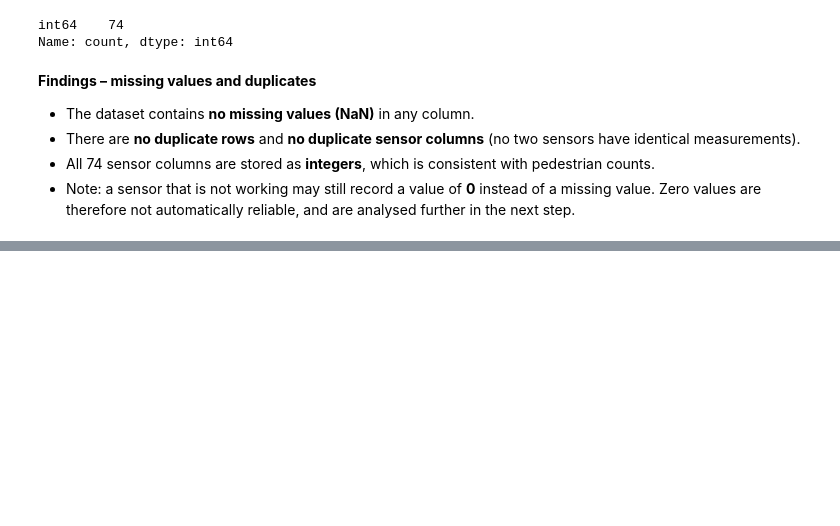
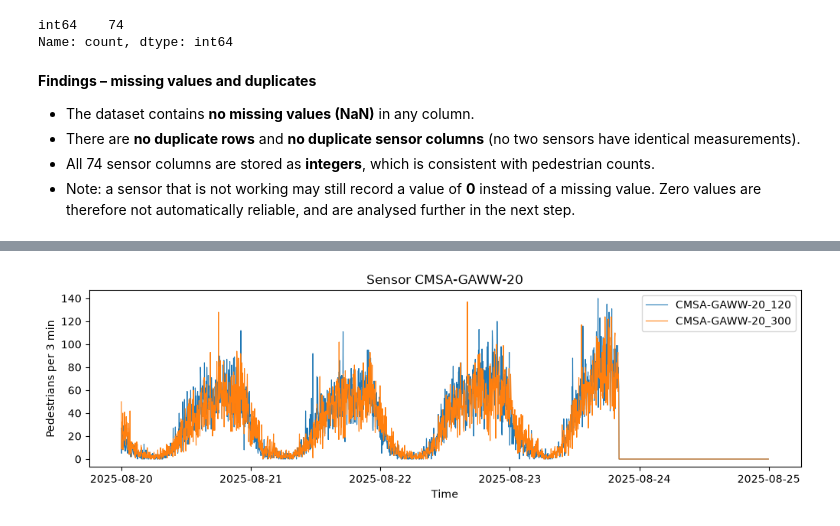
Before and after one commit to AnoushkaV/SAILproject, a Jupyter notebook: Analysation/data_cleaning.ipynb, the cells around one changed output, grey strips where cells are left out. Drawn from its saved outputs; the diff is of its cells as text; code cells hidden in the pictures; blank space fills up the shorter version.

```diff
--- a/Analysation/data_cleaning.ipynb
+++ b/Analysation/data_cleaning.ipynb
@@ -239,0 +315,4 @@ Name: count, dtype: int64
+# %%
+plot_sensor('CMSA-GAWW-20')
+# %% [output]
+[figure, added]
```
Also changed, not shown: parts of 12 cells of this notebook.
